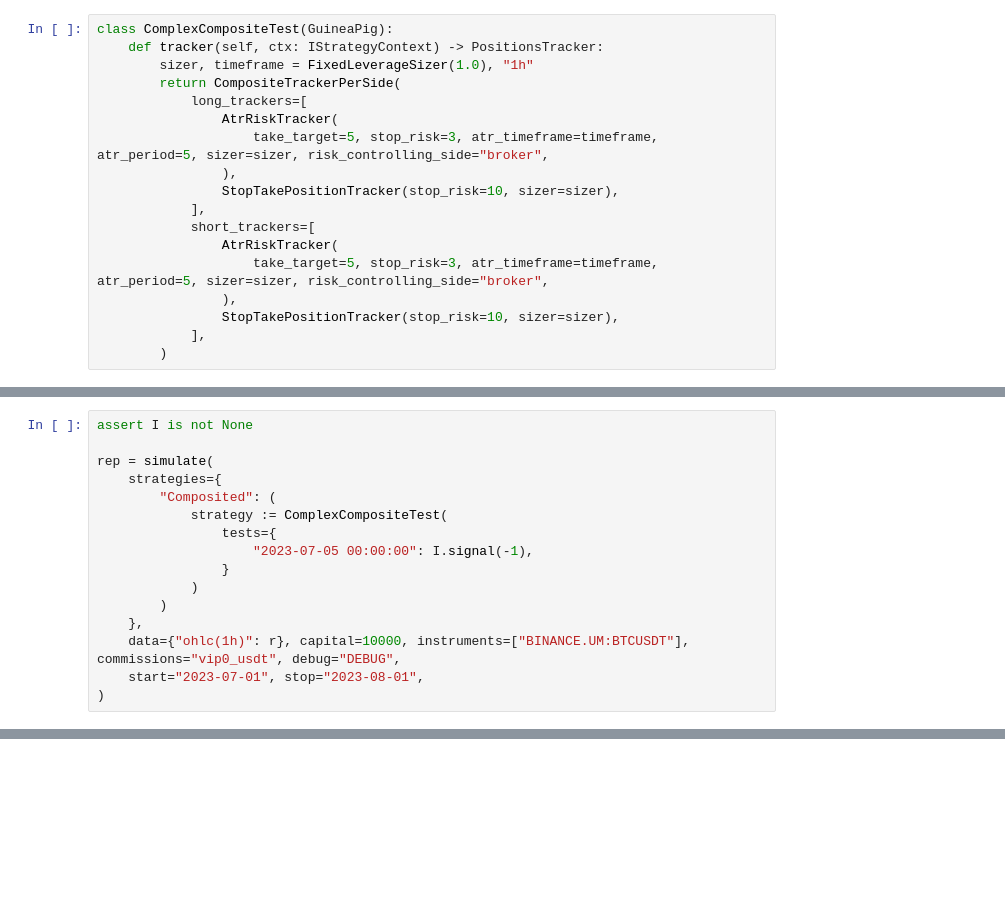
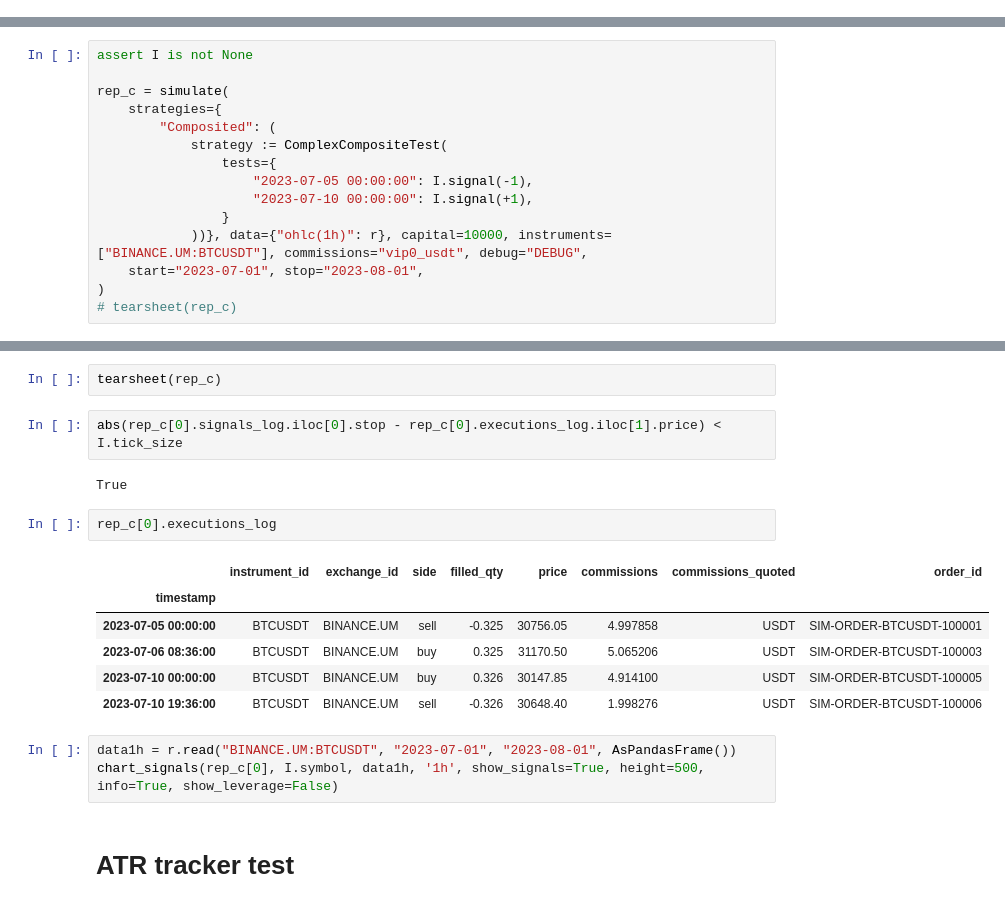
Before and after one commit to dmarienko/Qubx, a Jupyter notebook: experiments/trackers/8.2 Composite trackers.ipynb, the cells around one changed output, grey strips where cells are left out. Saved outputs shown, nothing was run; the diff lists cells and outputs as text; blank space fills up the shorter version.

Commit message:
chore: refactors experiments notebooks fix: fixes composite tracker and tests

```diff
--- a/experiments/trackers/8.2 Composite trackers.ipynb
+++ b/experiments/trackers/8.2 Composite trackers.ipynb
@@ -36,18 +40,0 @@ I = lookup.find_symbol("BINANCE.UM", "BTCUSDT")  # noqa: E741
-# %%
-class ComplexCompositeTest(GuineaPig):
-    def tracker(self, ctx: IStrategyContext) -> PositionsTracker:
-        sizer, timeframe = FixedLeverageSizer(1.0), "1h"
-        return CompositeTrackerPerSide(
-            long_trackers=[
-                AtrRiskTracker(
-                    take_target=5, stop_risk=3, atr_timeframe=timeframe, atr_period=5, sizer=sizer, risk_controlling_side="broker",
-                ),
-                StopTakePositionTracker(stop_risk=10, sizer=sizer),
-            ],
-            short_trackers=[
-                AtrRiskTracker(
-                    take_target=5, stop_risk=3, atr_timeframe=timeframe, atr_period=5, sizer=sizer, risk_controlling_side="broker",
-                ),
-                StopTakePositionTracker(stop_risk=10, sizer=sizer),
-            ],
-        )
@@ -54,17 +98,16 @@ class ComplexCompositeTest(GuineaPig):
 # %%
 assert I is not None
 
-rep = simulate(
+rep_c = simulate(
     strategies={
         "Composited": (
             strategy := ComplexCompositeTest(
                 tests={
                     "2023-07-05 00:00:00": I.signal(-1),
+                    "2023-07-10 00:00:00": I.signal(+1),
                 }
-            )
-        )
-    },
-    data={"ohlc(1h)": r}, capital=10000, instruments=["BINANCE.UM:BTCUSDT"], commissions="vip0_usdt", debug="DEBUG",
+            ))}, data={"ohlc(1h)": r}, capital=10000, instruments=["BINANCE.UM:BTCUSDT"], commissions="vip0_usdt", debug="DEBUG",
     start="2023-07-01", stop="2023-08-01",
 )
+# tearsheet(rep_c)
 # %% [output]
@@ -91,0 +134,20 @@ InvalidOrder: Order SIM-ORDER-BTCUSDT-100004 not found for BTCUSDT
+# %%
+tearsheet(rep_c)
+# %%
+abs(rep_c[0].signals_log.iloc[0].stop - rep_c[0].executions_log.iloc[1].price) < I.tick_size
+# %% [output]
+True
+# %%
+rep_c[0].executions_log
+# %% [output]
+|  | instrument_id | exchange_id | side | filled_qty | price | commissions | commissions_quoted | order_id |
+| timestamp |  |  |  |  |  |  |  |  |
+| 2023-07-05 00:00:00 | BTCUSDT | BINANCE.UM | sell | -0.325 | 30756.05 | 4.997858 | USDT | SIM-ORDER-BTCUSDT-100001 |
+| 2023-07-06 08:36:00 | BTCUSDT | BINANCE.UM | buy | 0.325 | 31170.50 | 5.065206 | USDT | SIM-ORDER-BTCUSDT-100003 |
+| 2023-07-10 00:00:00 | BTCUSDT | BINANCE.UM | buy | 0.326 | 30147.85 | 4.914100 | USDT | SIM-ORDER-BTCUSDT-100005 |
+| 2023-07-10 19:36:00 | BTCUSDT | BINANCE.UM | sell | -0.326 | 30648.40 | 1.998276 | USDT | SIM-ORDER-BTCUSDT-100006 |
+# %%
+data1h = r.read("BINANCE.UM:BTCUSDT", "2023-07-01", "2023-08-01", AsPandasFrame())
+chart_signals(rep_c[0], I.symbol, data1h, '1h', show_signals=True, height=500, info=True, show_leverage=False)
+# %% [markdown]
+# ATR tracker test
```
Also changed, not shown: parts of 12 cells of this notebook, 5 other files.
